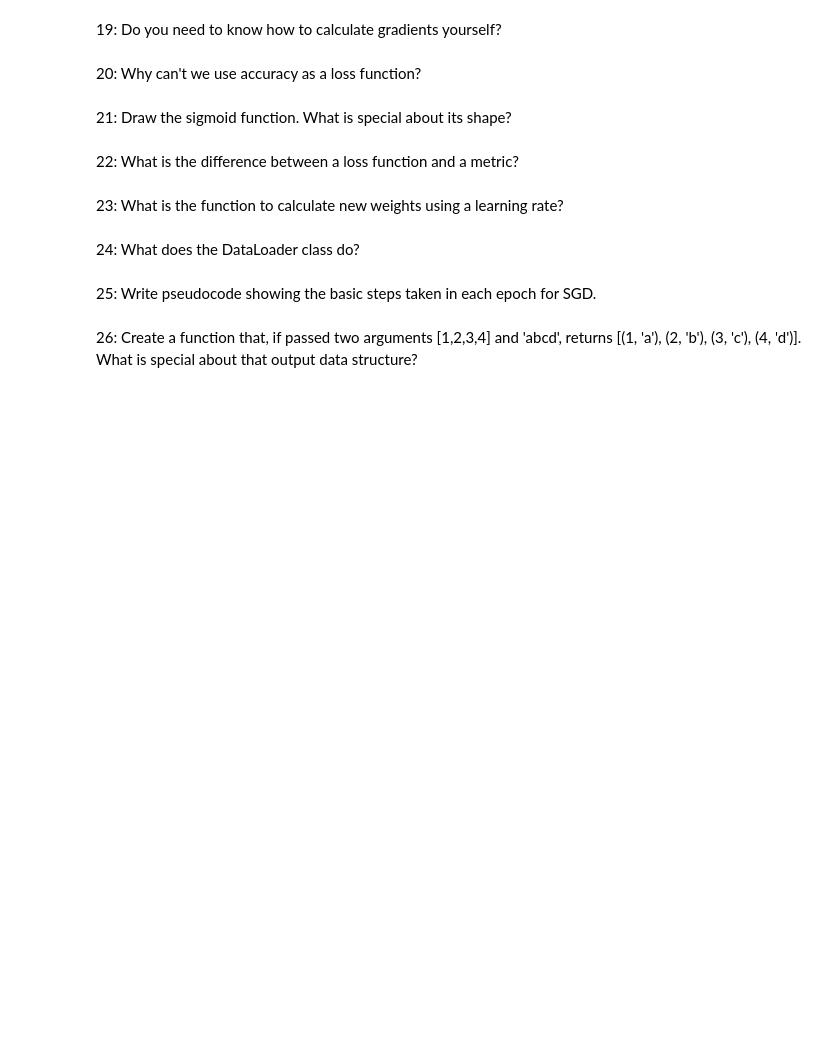
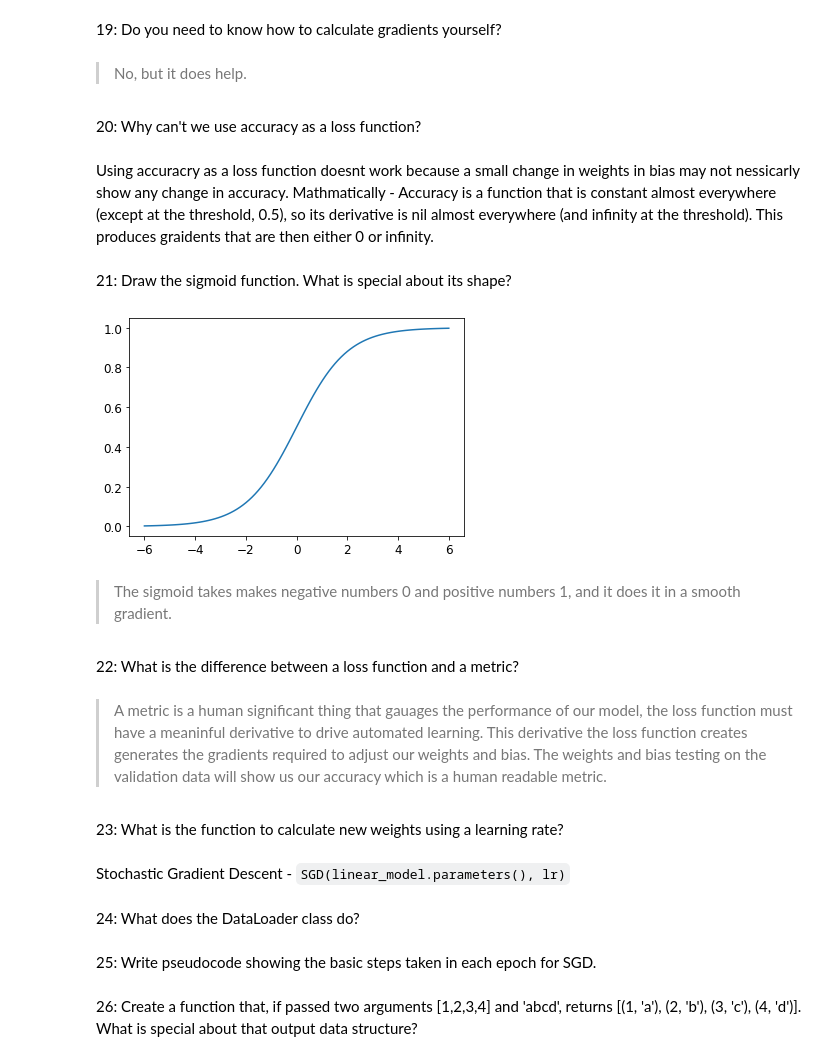
Before and after one commit to Audeon/fastai_Notebooks, a Jupyter notebook: Chapter_3_Digit_Identification.ipynb, the cells around one changed output. Saved outputs shown, nothing was run; the diff lists cells and outputs as text; code cells hidden in the pictures; blank space fills up the shorter version.

```diff
--- a/Chapter_3_Digit_Identification.ipynb
+++ b/Chapter_3_Digit_Identification.ipynb
@@ -1114,13 +1230,27 @@ Neural networks contain a number of **layers** the more layers the *deeper* the
 # %% [markdown]
 19: Do you need to know how to calculate gradients yourself?
+# %% [markdown]
+>No, but it does help.
 # %% [markdown]
 20: Why can't we use accuracy as a loss function?
+# %% [markdown]
+Using accuracry as a loss function doesnt work because a small change in weights in bias may not nessicarly show any change in accuracy. Mathmatically - Accuracy is a function that is constant almost everywhere (except at the threshold, 0.5), so its derivative is nil almost everywhere (and infinity at the threshold). This produces graidents that are then either 0 or infinity.
 # %% [markdown]
 21: Draw the sigmoid function. What is special about its shape?
+# %%
+plot_function(torch.sigmoid, min=-6, max=6)
+# %% [output]
+[figure, added]
+# %% [markdown]
+>The sigmoid takes makes negative numbers 0 and positive numbers 1, and it does it in a smooth gradient.
 # %% [markdown]
 22: What is the difference between a loss function and a metric?
+# %% [markdown]
+>A metric is a human significant thing that gauages the performance of our model, the loss function must have a meaninful derivative to drive automated learning. This derivative the loss function creates generates the gradients required to adjust our weights and bias. The weights and bias testing on the validation data will show us our accuracy which is a human readable metric.
 # %% [markdown]
 23: What is the function to calculate new weights using a learning rate?
+# %% [markdown]
+Stochastic Gradient Descent - `SGD(linear_model.parameters(), lr)`
 # %% [markdown]
 24: What does the DataLoader class do?
 # %% [markdown]
```
Also changed, not shown: parts of 32 cells of this notebook.
